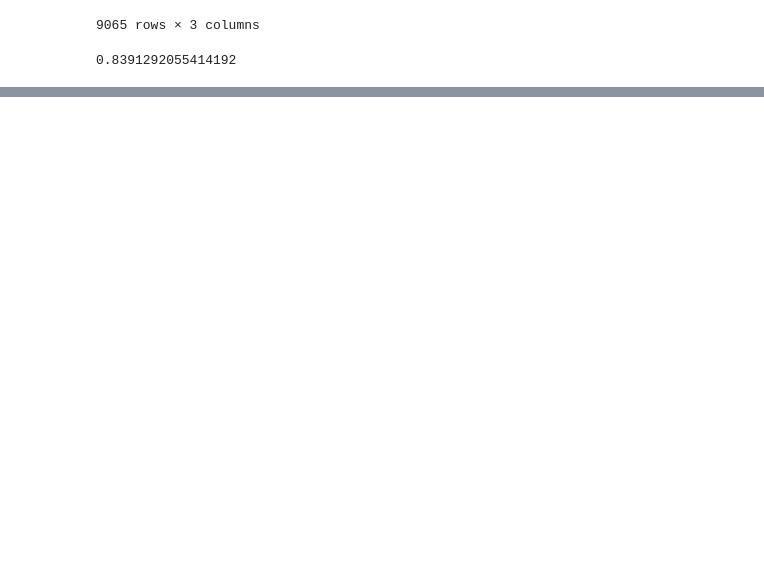
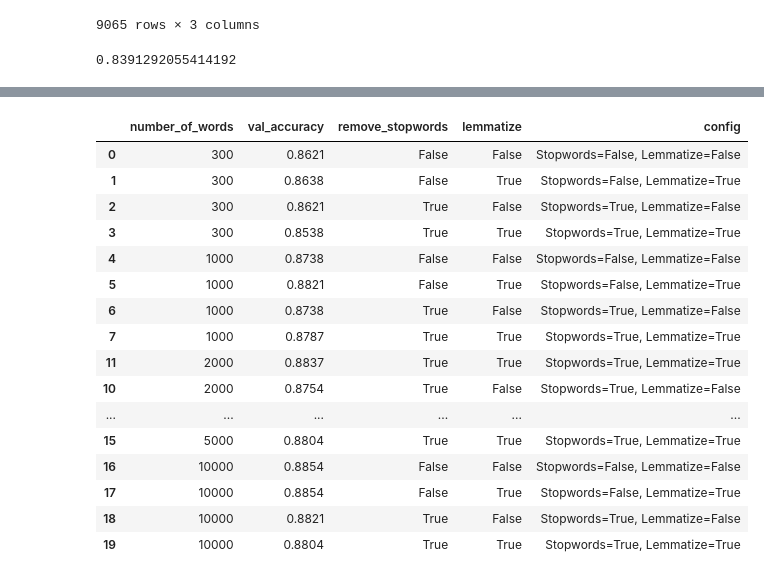
Before and after one commit to MattLeRoi/nlp_product_sentiment_project, a Jupyter notebook: Untitled.ipynb, the cells around one changed output, grey strips where cells are left out. Drawn from its saved outputs; the diff is of its cells as text; code cells hidden in the pictures; blank space fills up the shorter version.

```diff
--- a/Untitled.ipynb
+++ b/Untitled.ipynb
@@ -287,3 +299,23 @@ print(results)
+# %%
+display(results)
+# %% [output]
+|  | number_of_words | val_accuracy | remove_stopwords | lemmatize | config |
+| 0 | 300 | 0.8621 | False | False | Stopwords=False, Lemmatize=False |
+| 1 | 300 | 0.8638 | False | True | Stopwords=False, Lemmatize=True |
+| 2 | 300 | 0.8621 | True | False | Stopwords=True, Lemmatize=False |
+| 3 | 300 | 0.8538 | True | True | Stopwords=True, Lemmatize=True |
+| 4 | 1000 | 0.8738 | False | False | Stopwords=False, Lemmatize=False |
+| 5 | 1000 | 0.8821 | False | True | Stopwords=False, Lemmatize=True |
+| 6 | 1000 | 0.8738 | True | False | Stopwords=True, Lemmatize=False |
+| 7 | 1000 | 0.8787 | True | True | Stopwords=True, Lemmatize=True |
+| 11 | 2000 | 0.8837 | True | True | Stopwords=True, Lemmatize=True |
+| 10 | 2000 | 0.8754 | True | False | Stopwords=True, Lemmatize=False |
+| ... | ... | ... | ... | ... | ... |
+| 15 | 5000 | 0.8804 | True | True | Stopwords=True, Lemmatize=True |
+| 16 | 10000 | 0.8854 | False | False | Stopwords=False, Lemmatize=False |
+| 17 | 10000 | 0.8854 | False | True | Stopwords=False, Lemmatize=True |
+| 18 | 10000 | 0.8821 | True | False | Stopwords=True, Lemmatize=False |
+| 19 | 10000 | 0.8804 | True | True | Stopwords=True, Lemmatize=True |
 # %%
 run_pipe(X_train,y_train, num_words=500, num_epochs=300, remove_stopwords=False, lemmatize=True)
 # %%
```
Also changed, not shown: parts of 3 cells of this notebook.
